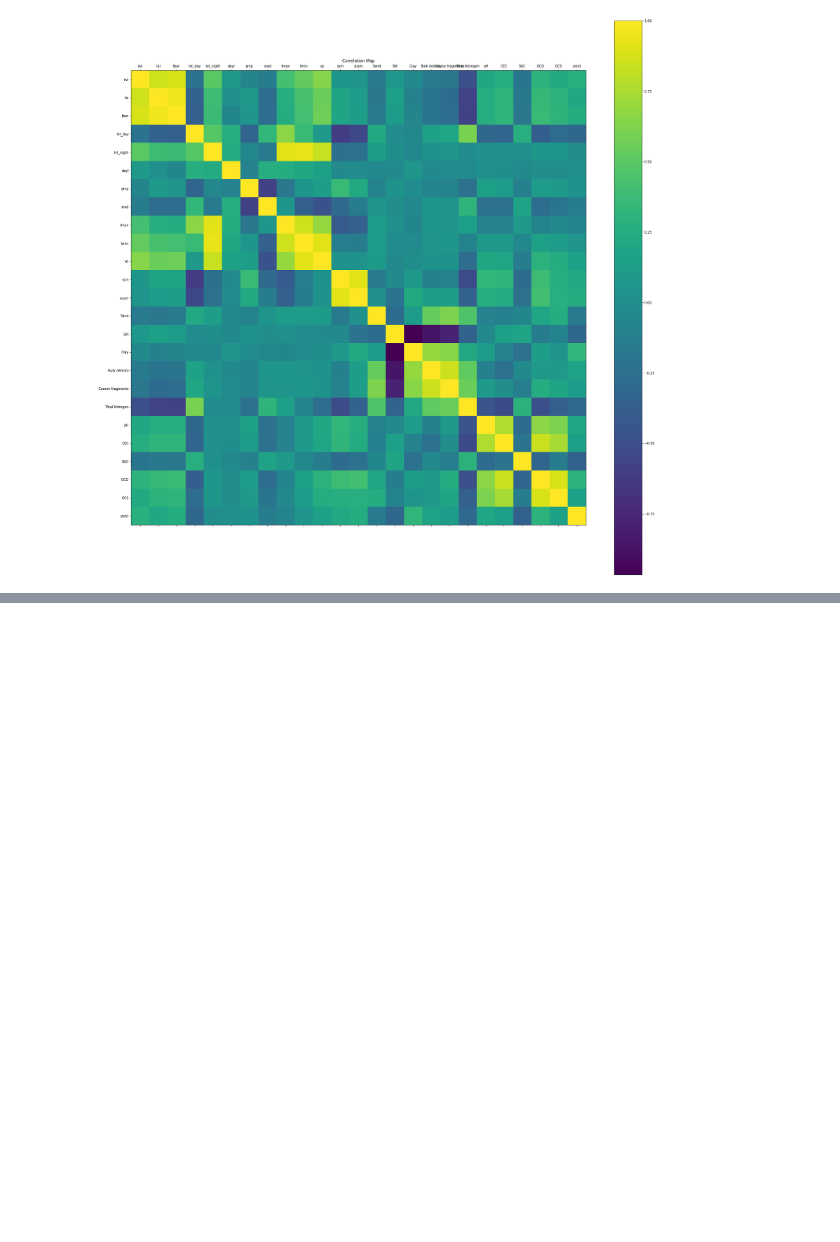
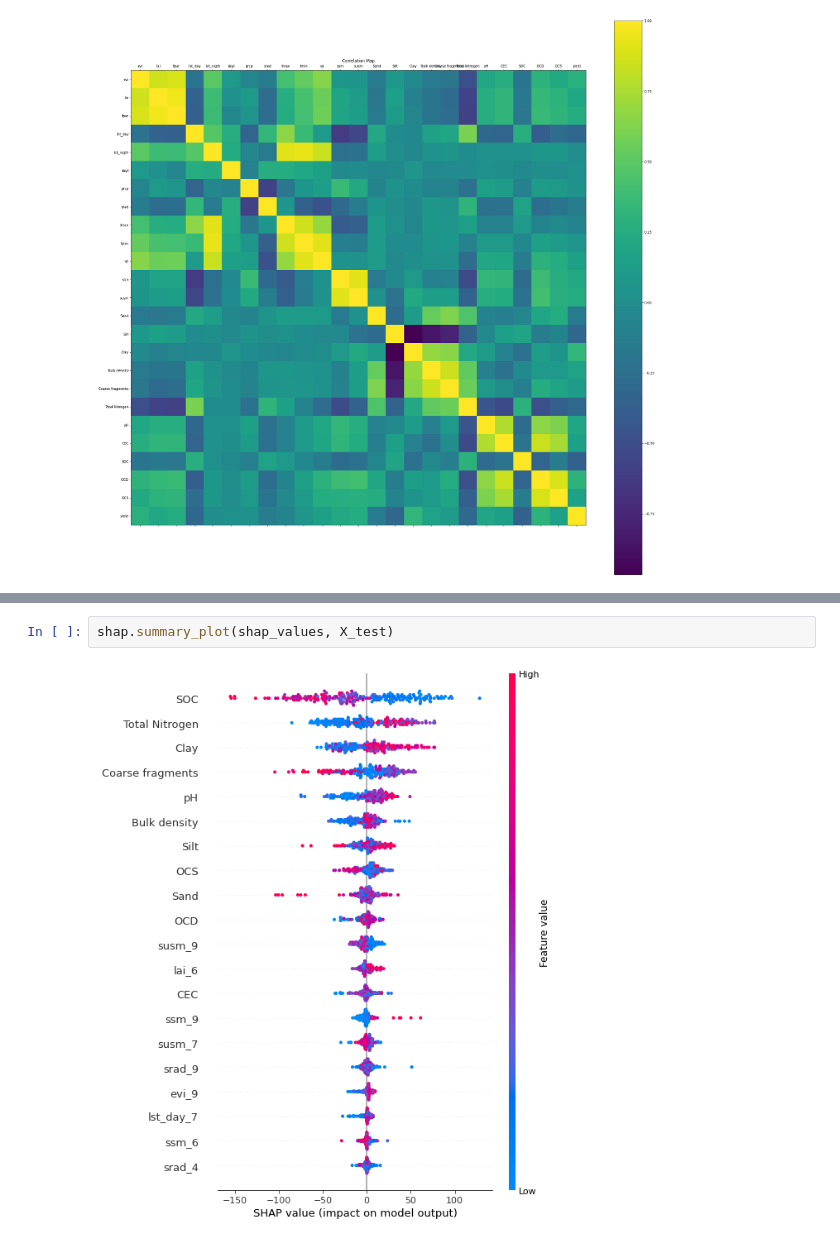
Before and after one commit to abalmumcu/crop-yield-estimation, a Jupyter notebook: feature_importance.ipynb, the cells around one changed output, grey strips where cells are left out. Drawn from its saved outputs; the diff is of its cells as text; blank space fills up the shorter version.

```diff
--- a/feature_importance.ipynb
+++ b/feature_importance.ipynb
@@ -104,0 +211,4 @@ plt_corr(full_df.iloc[:, 1:],size=(30,30),save_fig=True, save_path= "results/cor
+# %%
+shap.summary_plot(shap_values, X_test)
+# %% [output]
+[figure, added]
```
Also changed, not shown: parts of 19 cells of this notebook, 1 other file.
